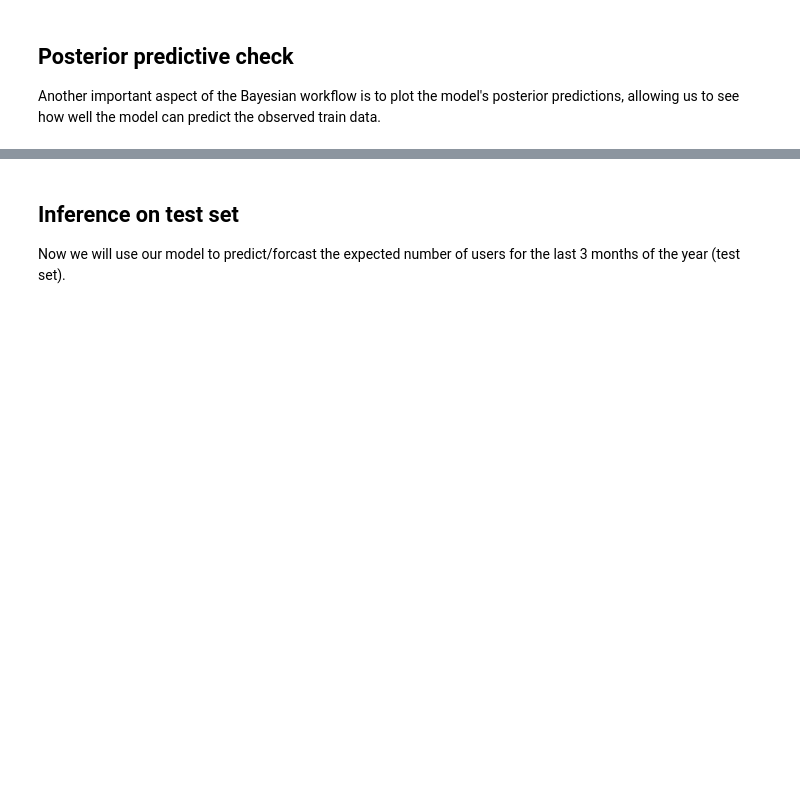
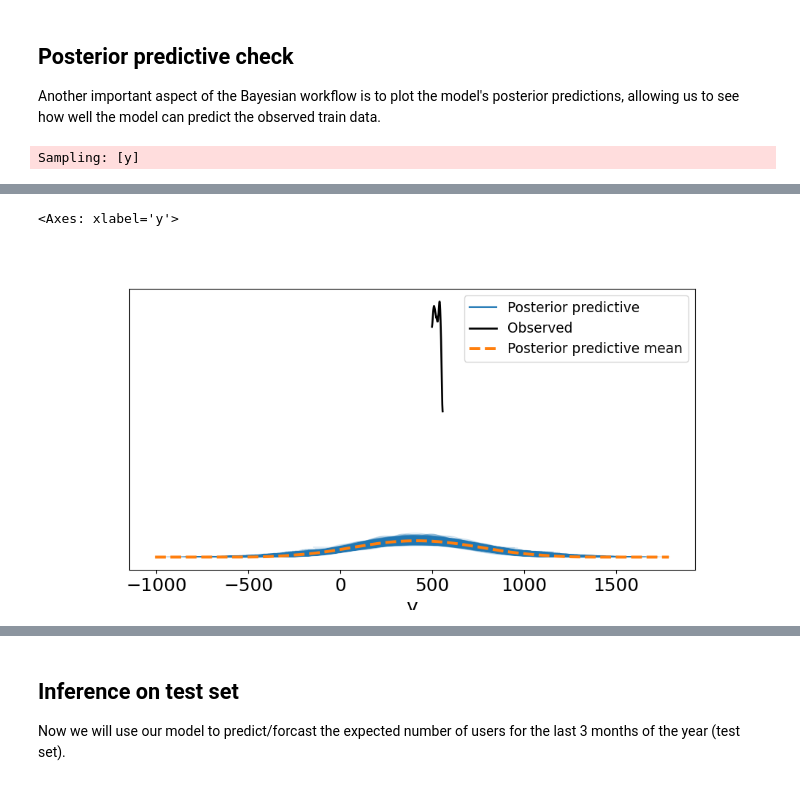
Before and after one commit to luccalb/mlts-exercise-public, a Jupyter notebook: 02_03_Bayesian_Linear_Regression/MLTS_Exercise_02_Bayesian_Linear_Regression.ipynb, the cells around one changed output, grey strips where cells are left out. Drawn from its saved outputs; the diff is of its cells as text; code cells hidden in the pictures; blank space fills up the shorter version.

```diff
--- a/02_03_Bayesian_Linear_Regression/MLTS_Exercise_02_Bayesian_Linear_Regression.ipynb
+++ b/02_03_Bayesian_Linear_Regression/MLTS_Exercise_02_Bayesian_Linear_Regression.ipynb
@@ -161,0 +145,5 @@ Draw samples for the posterior distribution on the train set and find the best p
+# %%
+with model:
+    # inference
+    # draw 3000 posterior samples using NUTS sampling
+    idata = sample(3000)
@@ -170,0 +172,6 @@ Another important aspect of the Bayesian workflow is to plot the model's posteri
+# %%
+with model:
+    # Posterior predictive check
+    ppc = pm.sample_posterior_predictive(idata, extend_inferencedata=True)
+# %% [output]
+Sampling: [y]
@@ -170,0 +180,2 @@ Another important aspect of the Bayesian workflow is to plot the model's posteri
+<Axes: xlabel='y'>
+[figure, added]
```
Also changed, not shown: parts of 12 cells of this notebook.
